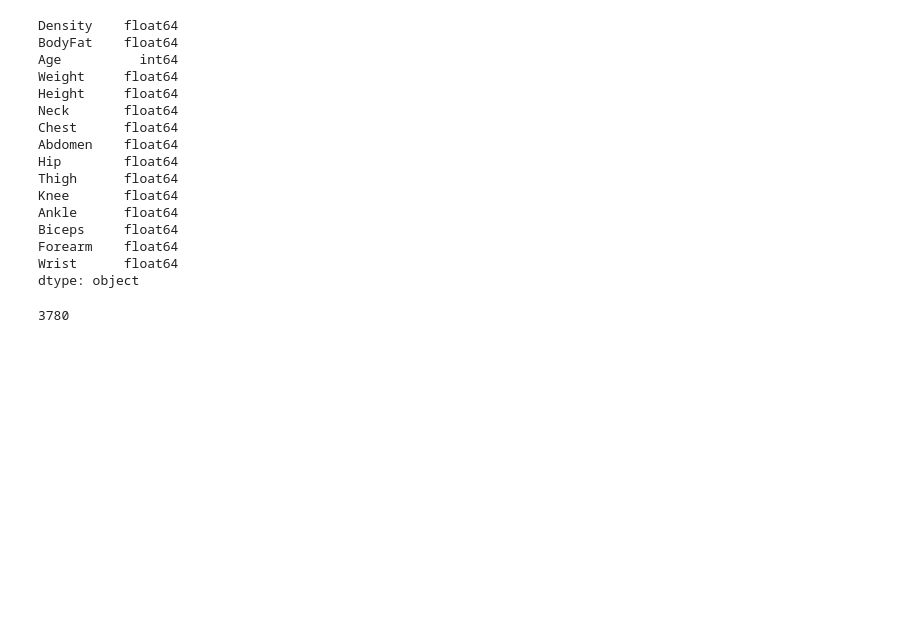
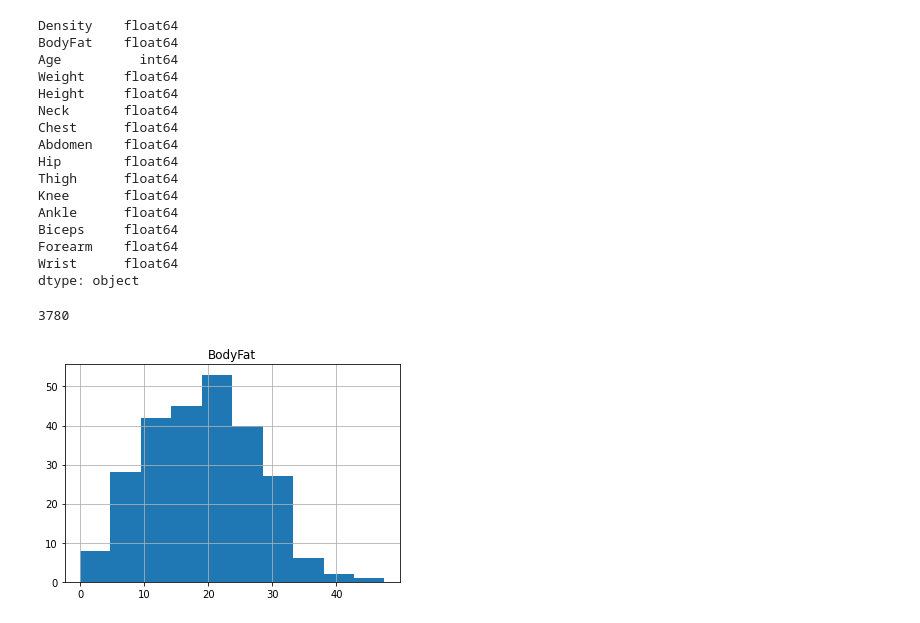
Before and after one commit to Sirfowahid/ML-Body-Fat, a Jupyter notebook: ML-Body-Fat.ipynb, the cells around one changed output. Saved outputs shown, nothing was run; the diff lists cells and outputs as text; code cells hidden in the pictures; blank space fills up the shorter version.

```diff
--- a/ML-Body-Fat.ipynb
+++ b/ML-Body-Fat.ipynb
@@ -105,3 +105,7 @@ dtype: object
 data.size
 # %% [output]
 3780
+# %%
+data.hist('BodyFat');
+# %% [output]
+[figure, added]
```
